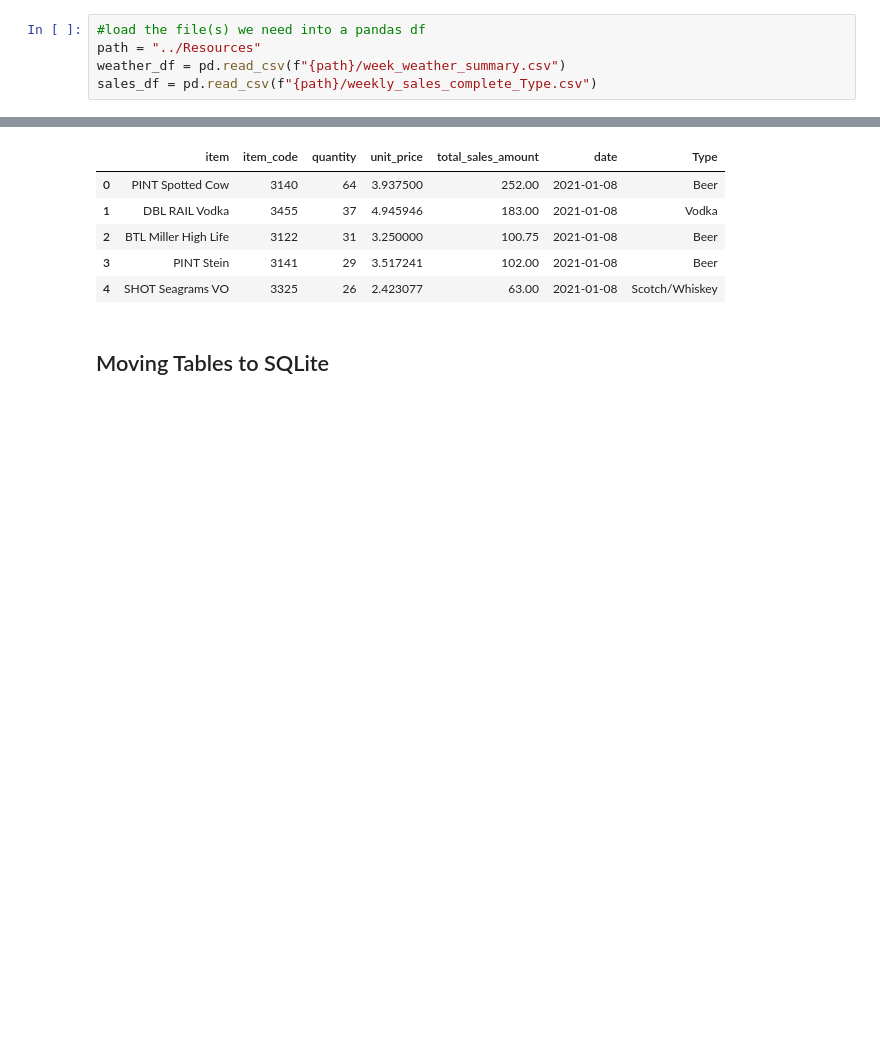
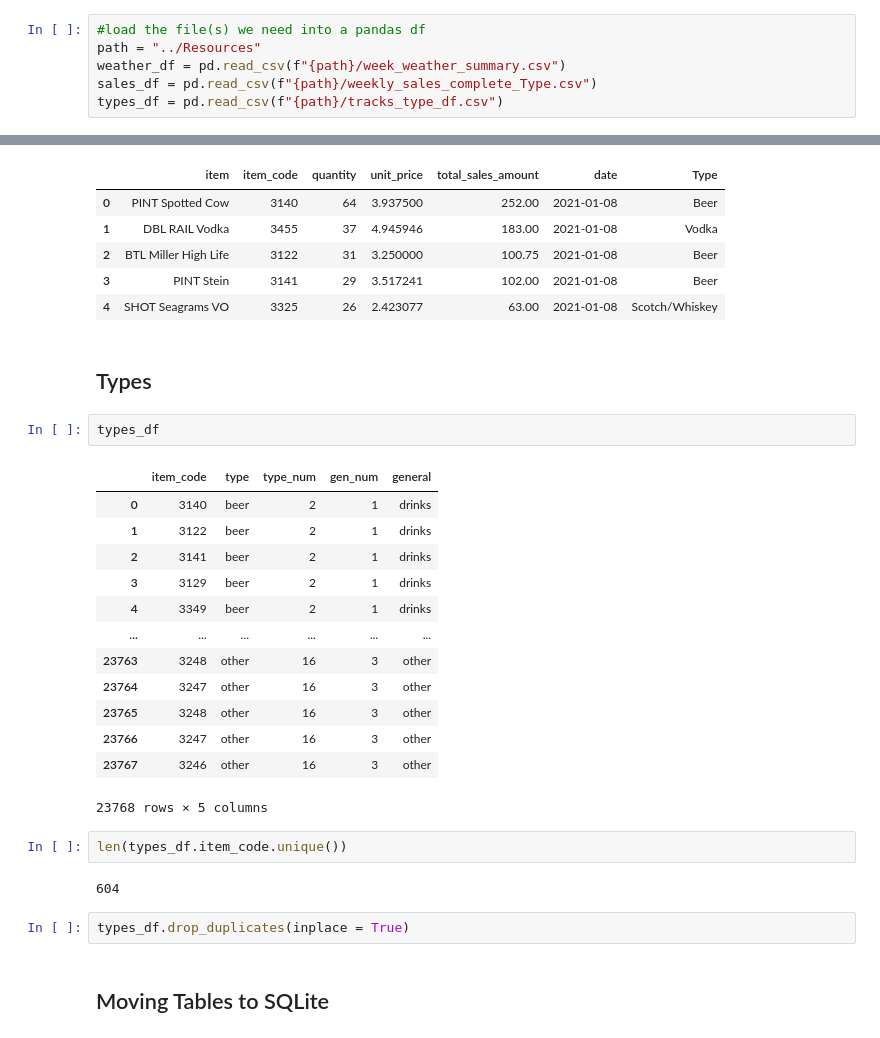
Before and after one commit to jilias/Tracks_Tavern_Data, a Jupyter notebook: processing/csvToSQLite.ipynb, the cells around one changed output, grey strips where cells are left out. Cells and saved outputs as stored; diff of their text form; blank space fills up the shorter version.

```diff
--- a/processing/csvToSQLite.ipynb
+++ b/processing/csvToSQLite.ipynb
@@ -16,6 +16,7 @@ engine = sql.create_engine("sqlite:///../Database/sales.db", echo=True)
 path = "../Resources"
 weather_df = pd.read_csv(f"{path}/week_weather_summary.csv")
 sales_df = pd.read_csv(f"{path}/weekly_sales_complete_Type.csv")
+types_df = pd.read_csv(f"{path}/tracks_type_df.csv")
 # %%
 #preview both dfs
 # %% [markdown]
@@ -105,6 +106,30 @@ sales_df.head()
 | 2 | BTL Miller High Life | 3122 | 31 | 3.250000 | 100.75 | 2021-01-08 | Beer |
 | 3 | PINT Stein | 3141 | 29 | 3.517241 | 102.00 | 2021-01-08 | Beer |
 | 4 | SHOT Seagrams VO | 3325 | 26 | 2.423077 | 63.00 | 2021-01-08 | Scotch/Whiskey |
+# %% [markdown]
+## Types
+# %%
+types_df
+# %% [output]
+|  | item_code | type | type_num | gen_num | general |
+| 0 | 3140 | beer | 2 | 1 | drinks |
+| 1 | 3122 | beer | 2 | 1 | drinks |
+| 2 | 3141 | beer | 2 | 1 | drinks |
+| 3 | 3129 | beer | 2 | 1 | drinks |
+| 4 | 3349 | beer | 2 | 1 | drinks |
+| ... | ... | ... | ... | ... | ... |
+| 23763 | 3248 | other | 16 | 3 | other |
+| 23764 | 3247 | other | 16 | 3 | other |
+| 23765 | 3248 | other | 16 | 3 | other |
+| 23766 | 3247 | other | 16 | 3 | other |
+| 23767 | 3246 | other | 16 | 3 | other |
+23768 rows × 5 columns
+# %%
+len(types_df.item_code.unique())
+# %% [output]
+604
+# %%
+types_df.drop_duplicates(inplace = True)
 # %% [markdown]
 ## Moving Tables to SQLite
 # %% [markdown]
```
Also changed, not shown: parts of 4 cells of this notebook, 5 other files.
